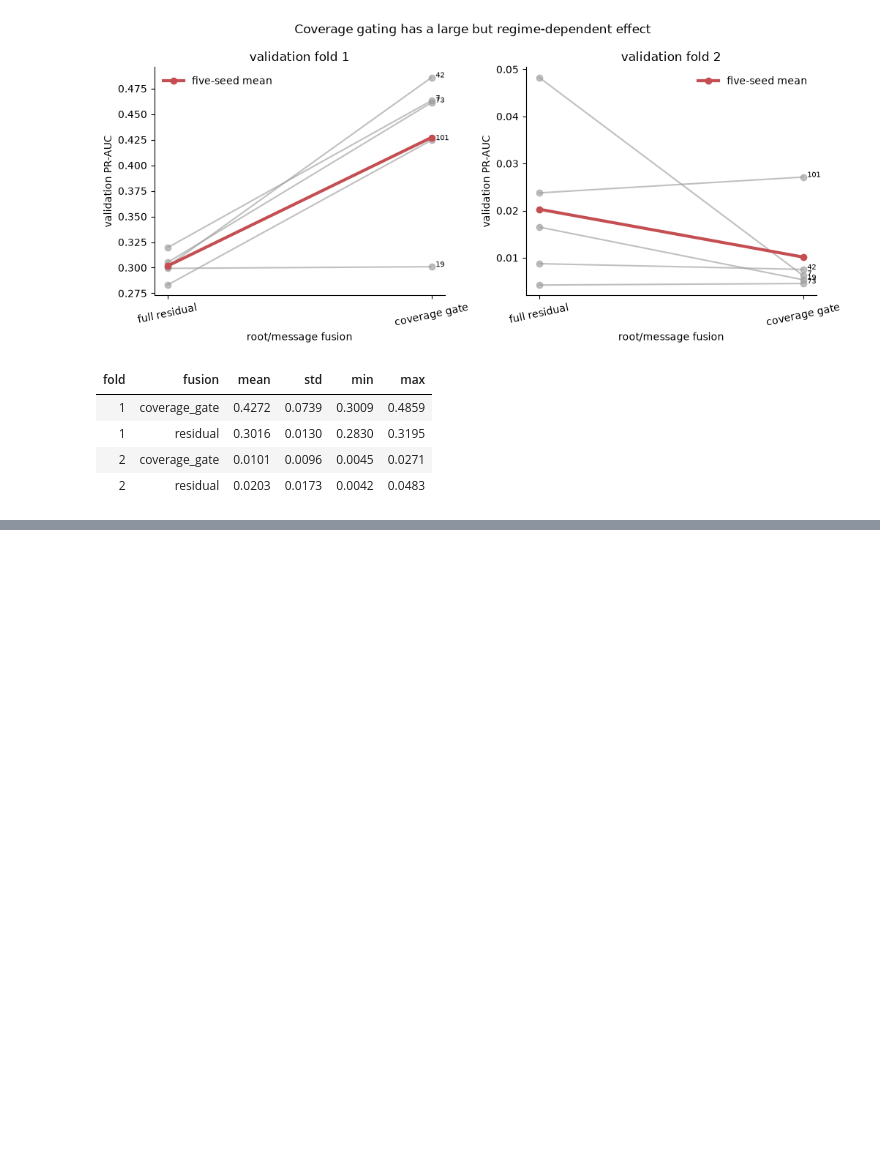
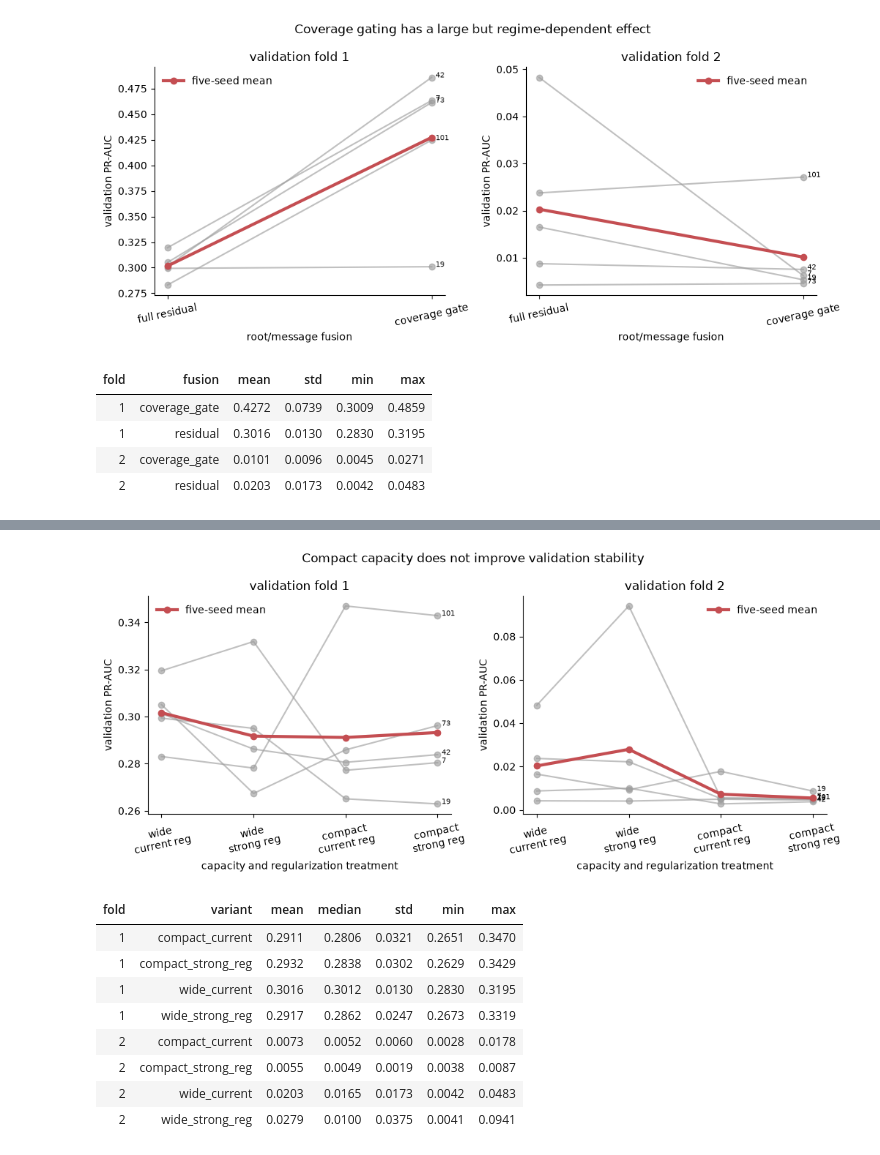
Before and after one commit to davidemariani/GNN-trade-finance-credit-scoring, a Jupyter notebook: notebooks/02_project/09_model_comparison_and_time_ablation.ipynb, the cells around one changed output, grey strips where cells are left out. Drawn from its saved outputs; the diff is of its cells as text; code cells hidden in the pictures; blank space fills up the shorter version.

Commit message:
Complete Transformer capacity and history ablations

```diff
--- a/notebooks/02_project/09_model_comparison_and_time_ablation.ipynb
+++ b/notebooks/02_project/09_model_comparison_and_time_ablation.ipynb
@@ -134,0 +143,21 @@ The evidence now points away from a single flexible learned gate. A lower-varian
+# %%
+capacity_ablation = pd.read_csv(RESULTS / 'temporal_transformer_capacity_ablation.csv')
+plot_paired_capacity_ablation(capacity_ablation)
+plt.show()
+capacity_summary = capacity_ablation.groupby(['fold', 'variant'])['validation_pr_auc'].agg(
+    ['mean', 'median', 'std', 'min', 'max']
+).reset_index()
+display(capacity_summary.style.format({
+    name: '{:.4f}' for name in ('mean', 'median', 'std', 'min', 'max')
+}).hide(axis='index'))
+# %% [output]
+[figure, added]
+| fold | variant | mean | median | std | min | max |
+| 1 | compact_current | 0.2911 | 0.2806 | 0.0321 | 0.2651 | 0.3470 |
+| 1 | compact_strong_reg | 0.2932 | 0.2838 | 0.0302 | 0.2629 | 0.3429 |
+| 1 | wide_current | 0.3016 | 0.3012 | 0.0130 | 0.2830 | 0.3195 |
+| 1 | wide_strong_reg | 0.2917 | 0.2862 | 0.0247 | 0.2673 | 0.3319 |
+| 2 | compact_current | 0.0073 | 0.0052 | 0.0060 | 0.0028 | 0.0178 |
+| 2 | compact_strong_reg | 0.0055 | 0.0049 | 0.0019 | 0.0038 | 0.0087 |
+| 2 | wide_current | 0.0203 | 0.0165 | 0.0173 | 0.0042 | 0.0483 |
+| 2 | wide_strong_reg | 0.0279 | 0.0100 | 0.0375 | 0.0041 | 0.0941 |
```
Also changed, not shown: parts of 8 cells of this notebook, 14 other files.
